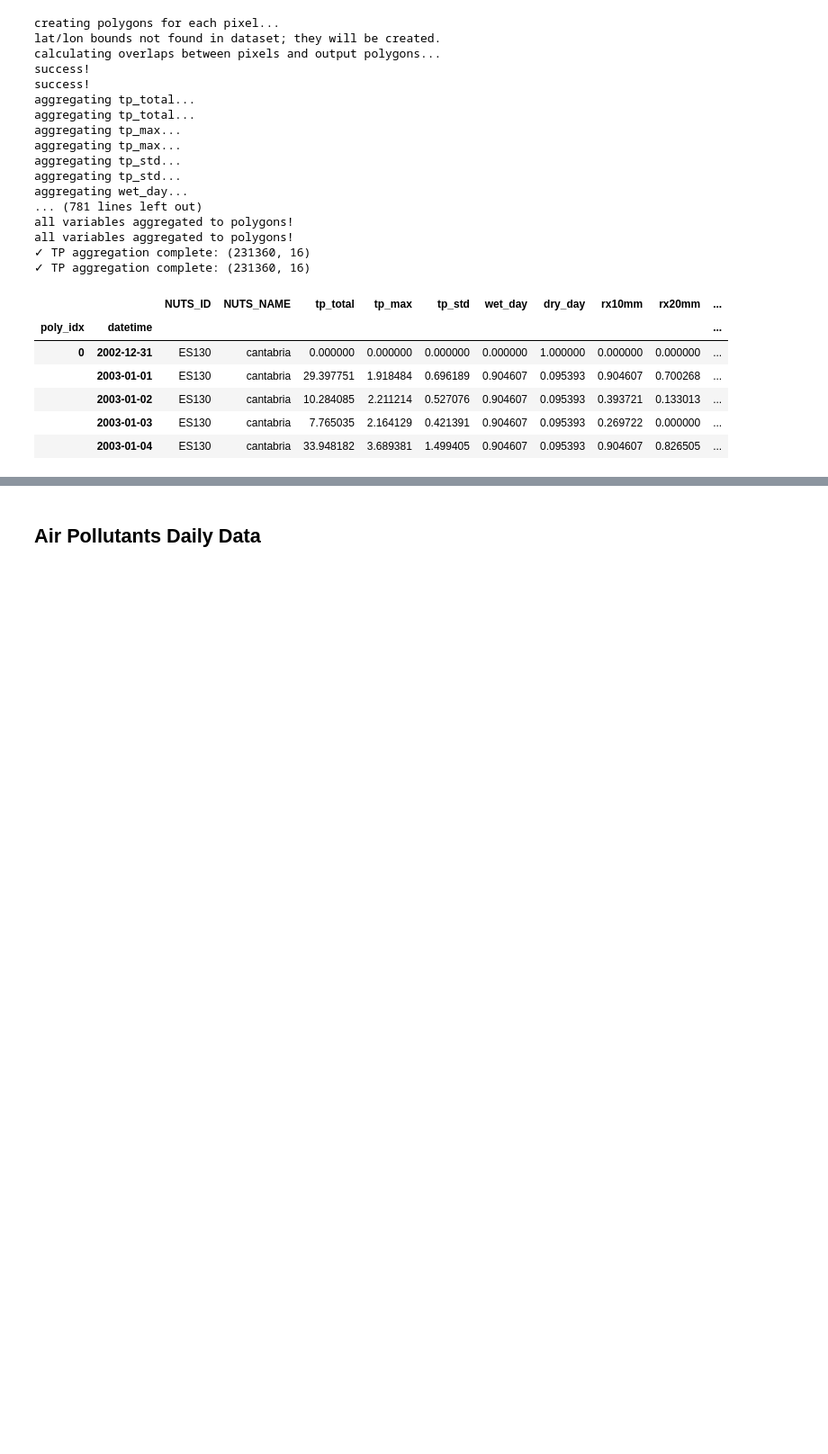
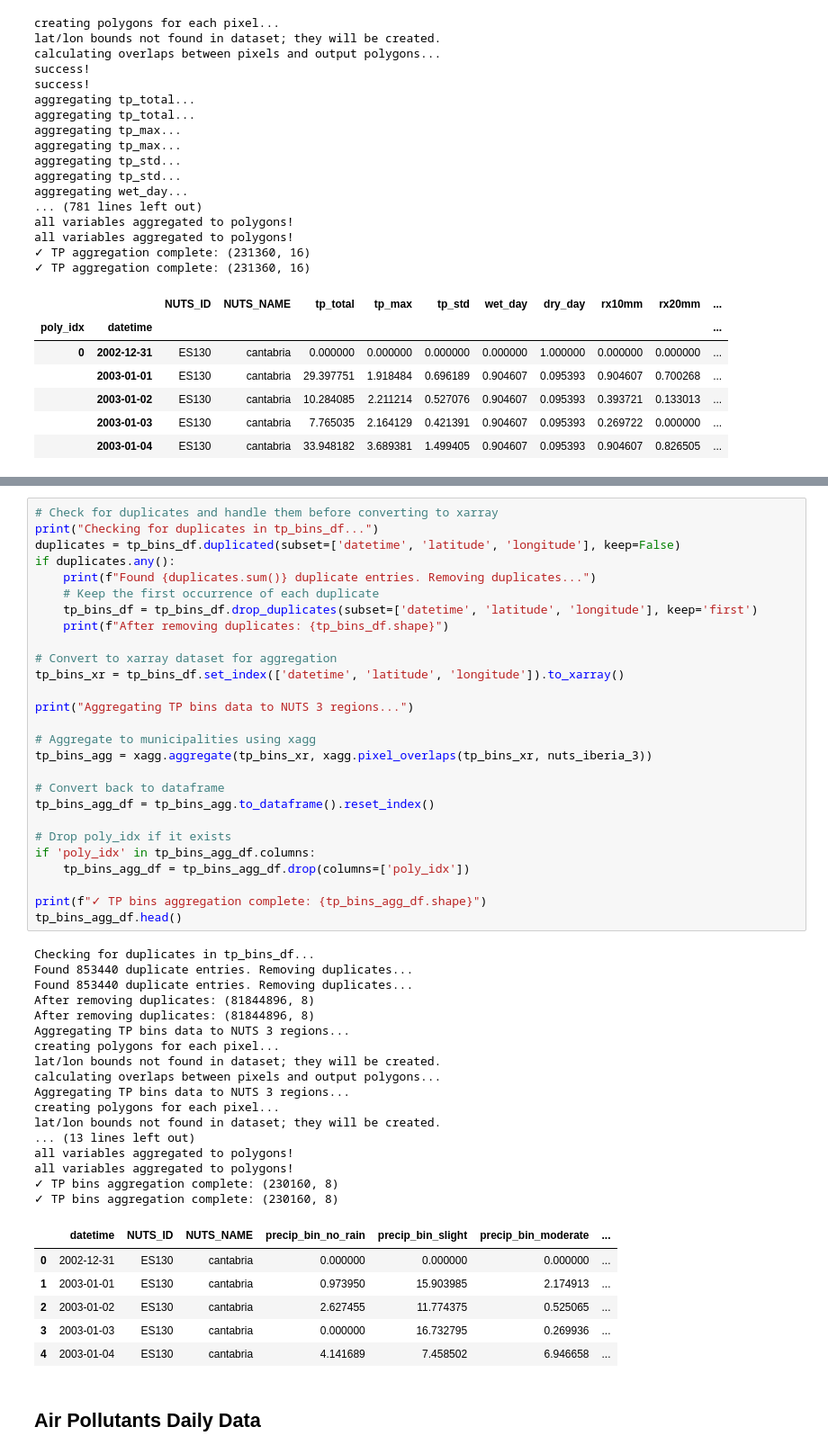
Before and after one commit to dhruv-pandit/climate-econometrics, a Jupyter notebook: countries/iberia/iberia_daily_clim_data.ipynb, the cells around one changed output, grey strips where cells are left out. Shown at 90% size. Drawn from its saved outputs; the diff is of its cells as text; blank space fills up the shorter version.

```diff
--- a/countries/iberia/iberia_daily_clim_data.ipynb
+++ b/countries/iberia/iberia_daily_clim_data.ipynb
@@ -170,3 +313,54 @@ all variables aggregated to polygons!
+# %%
+# Check for duplicates and handle them before converting to xarray
+print("Checking for duplicates in tp_bins_df...")
+duplicates = tp_bins_df.duplicated(subset=['datetime', 'latitude', 'longitude'], keep=False)
+if duplicates.any():
+    print(f"Found {duplicates.sum()} duplicate entries. Removing duplicates...")
+    # Keep the first occurrence of each duplicate
+    tp_bins_df = tp_bins_df.drop_duplicates(subset=['datetime', 'latitude', 'longitude'], keep='first')
+    print(f"After removing duplicates: {tp_bins_df.shape}")
+
+# Convert to xarray dataset for aggregation
+tp_bins_xr = tp_bins_df.set_index(['datetime', 'latitude', 'longitude']).to_xarray()
+
+print("Aggregating TP bins data to NUTS 3 regions...")
+
+# Aggregate to municipalities using xagg
+tp_bins_agg = xagg.aggregate(tp_bins_xr, xagg.pixel_overlaps(tp_bins_xr, nuts_iberia_3))
+
+# Convert back to dataframe
+tp_bins_agg_df = tp_bins_agg.to_dataframe().reset_index()
+
+# Drop poly_idx if it exists
+if 'poly_idx' in tp_bins_agg_df.columns:
+    tp_bins_agg_df = tp_bins_agg_df.drop(columns=['poly_idx'])
+
+print(f"✓ TP bins aggregation complete: {tp_bins_agg_df.shape}")
+tp_bins_agg_df.head()
+# %% [output]
+Checking for duplicates in tp_bins_df...
+Found 853440 duplicate entries. Removing duplicates...
+Found 853440 duplicate entries. Removing duplicates...
+After removing duplicates: (81844896, 8)
+After removing duplicates: (81844896, 8)
+Aggregating TP bins data to NUTS 3 regions...
+creating polygons for each pixel...
+lat/lon bounds not found in dataset; they will be created.
+calculating overlaps between pixels and output polygons...
+Aggregating TP bins data to NUTS 3 regions...
+creating polygons for each pixel...
+lat/lon bounds not found in dataset; they will be created.
+... (13 lines left out)
+all variables aggregated to polygons!
+all variables aggregated to polygons!
+✓ TP bins aggregation complete: (230160, 8)
+✓ TP bins aggregation complete: (230160, 8)
+|  | datetime | NUTS_ID | NUTS_NAME | precip_bin_no_rain | precip_bin_slight | precip_bin_moderate | ... |
+| 0 | 2002-12-31 | ES130 | cantabria | 0.000000 | 0.000000 | 0.000000 | ... |
+| 1 | 2003-01-01 | ES130 | cantabria | 0.973950 | 15.903985 | 2.174913 | ... |
+| 2 | 2003-01-02 | ES130 | cantabria | 2.627455 | 11.774375 | 0.525065 | ... |
+| 3 | 2003-01-03 | ES130 | cantabria | 0.000000 | 16.732795 | 0.269936 | ... |
+| 4 | 2003-01-04 | ES130 | cantabria | 4.141689 | 7.458502 | 6.946658 | ... |
 # %% [markdown]
 ## Air Pollutants Daily Data
 # %%
```
Also changed, not shown: parts of 15 cells of this notebook, 2 other files.
